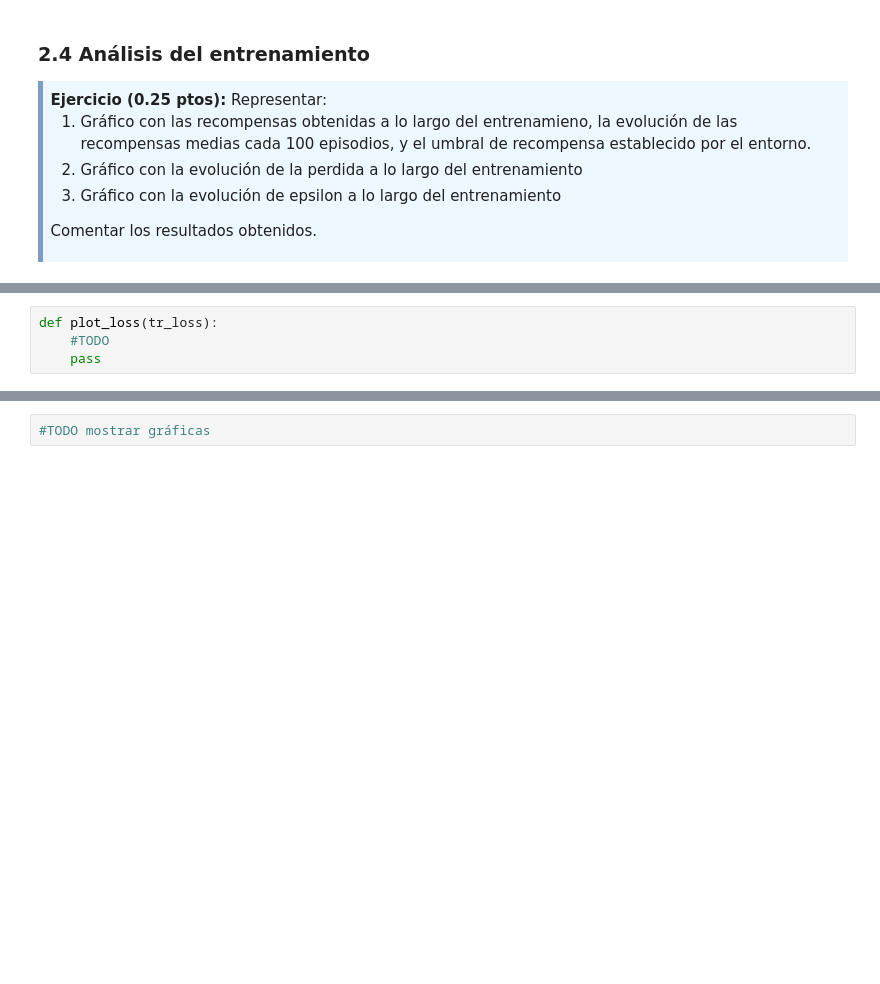
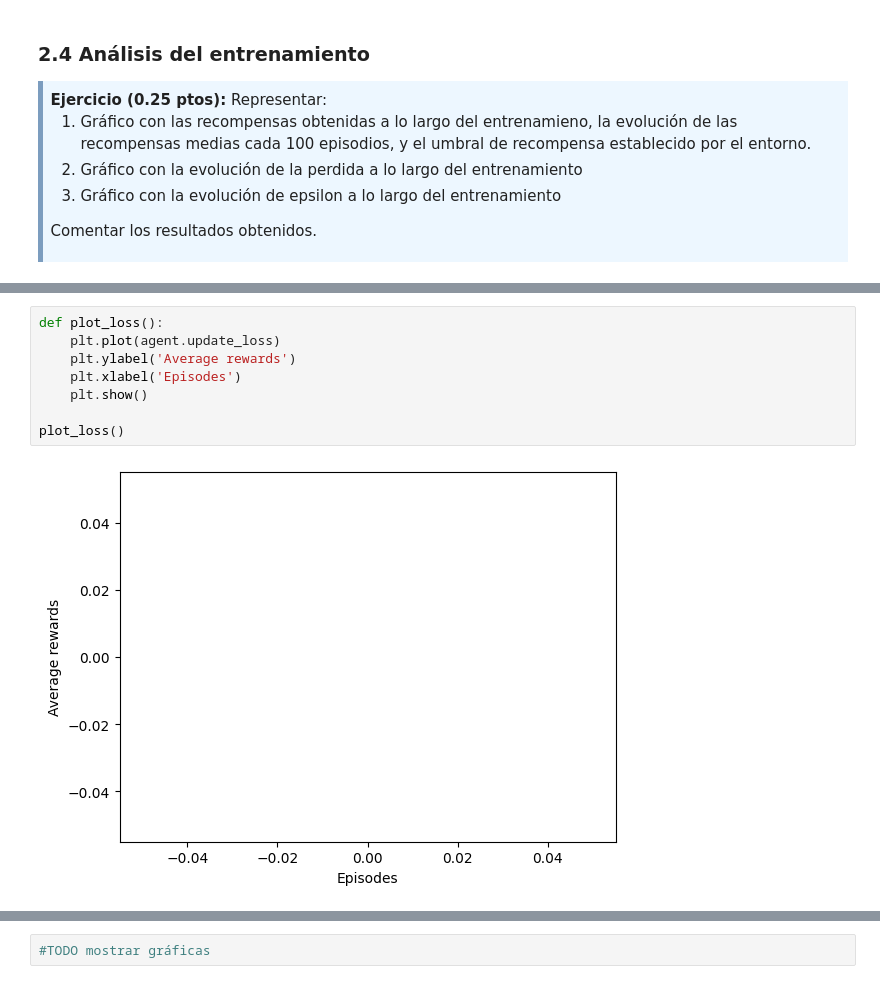
Before and after one commit to alvarogirona/UOC-RL-PEC3, a Jupyter notebook: M2_883_RL_PEC2_EnuciadoV2.ipynb, the cells around one changed output, grey strips where cells are left out. Drawn from its saved outputs; the diff is of its cells as text; blank space fills up the shorter version.

```diff
--- a/M2_883_RL_PEC2_EnuciadoV2.ipynb
+++ b/M2_883_RL_PEC2_EnuciadoV2.ipynb
@@ -1075,4 +1072,0 @@ KeyboardInterrupt:
-# %%
-def plot_loss(tr_loss):
-    #TODO
-    pass
@@ -1082,0 +1084,10 @@ def plot_epsilon(eps_evolution):
+# %%
+def plot_loss():
+    plt.plot(agent.update_loss)
+    plt.ylabel('Average rewards')
+    plt.xlabel('Episodes')
+    plt.show()
+
+plot_loss()
+# %% [output]
+[figure, added]
```
Also changed, not shown: parts of 11 cells of this notebook, 2 other files.
